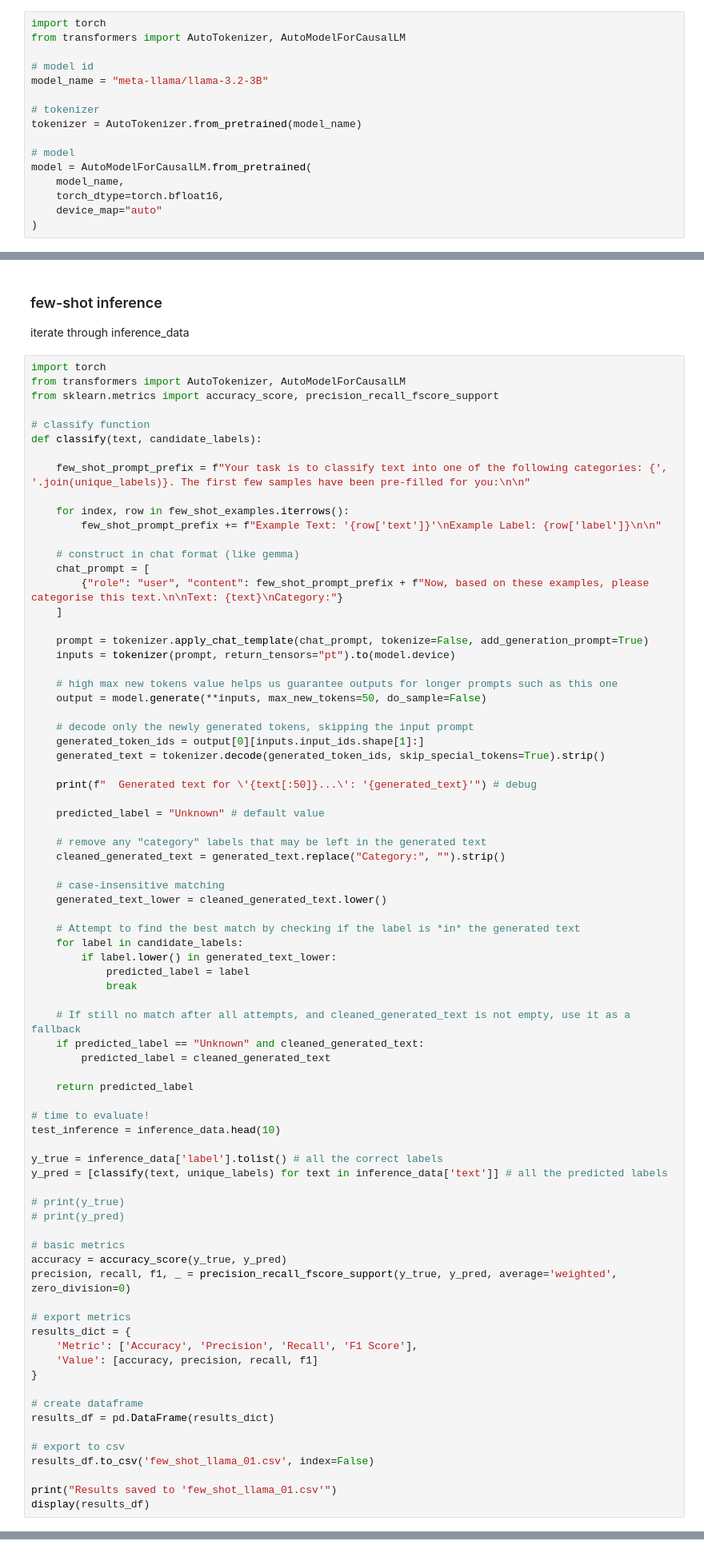
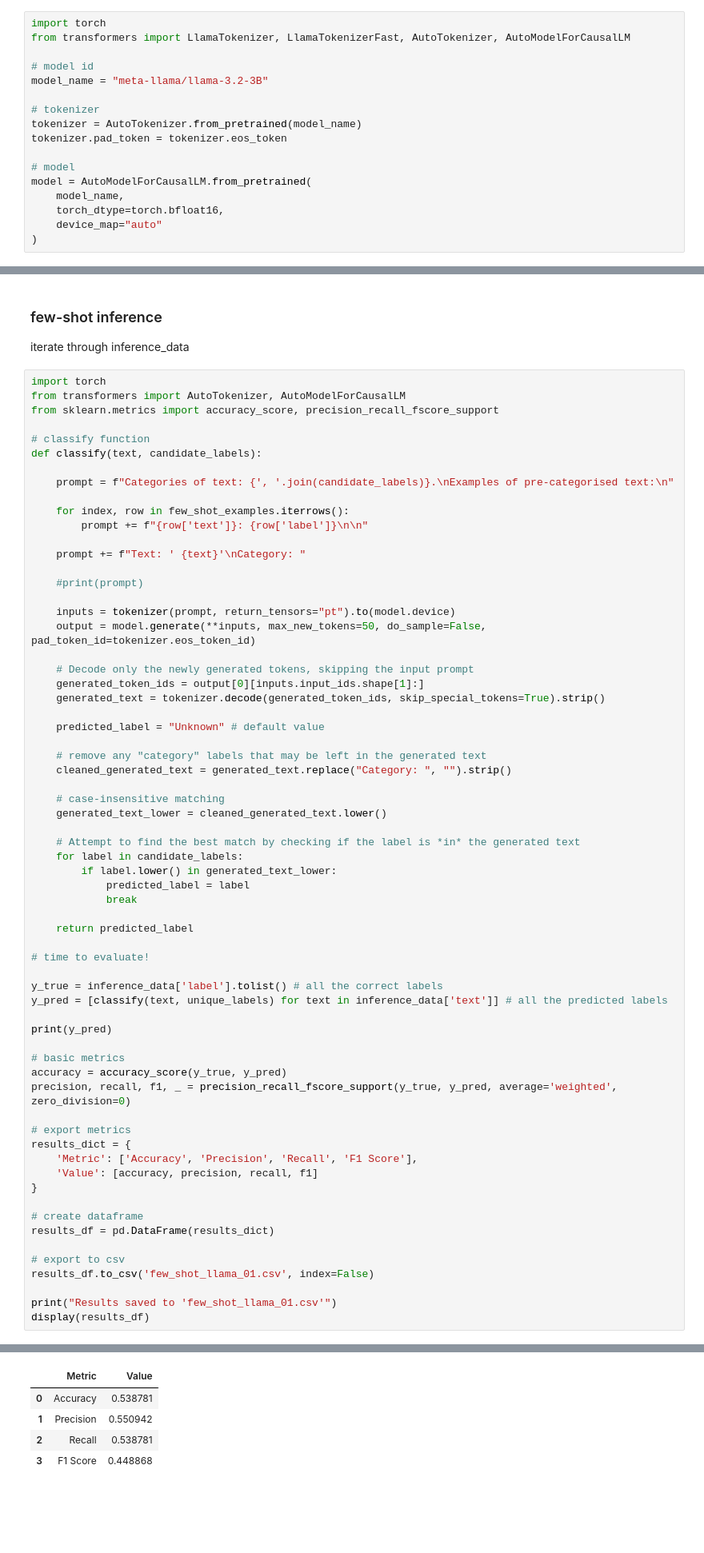
Before and after one commit to Kevinmonitor/TECHNOLOGY-DESIGN-PROJECT, a Jupyter notebook: notebooks/kevin_few_shot_classification_llama.ipynb, the cells around one changed output, grey strips where cells are left out. Shown at 80% size. Saved outputs shown, nothing was run; the diff lists cells and outputs as text; blank space fills up the shorter version.

```diff
--- a/kevin_few_shot_classification_llama.ipynb
+++ b/notebooks/kevin_few_shot_classification_llama.ipynb
@@ -44,13 +45,14 @@ Successfully logged in to Hugging Face.
 ### load llama model
 # %%
 import torch
-from transformers import AutoTokenizer, AutoModelForCausalLM
+from transformers import LlamaTokenizer, LlamaTokenizerFast, AutoTokenizer, AutoModelForCausalLM
 
 # model id
 model_name = "meta-llama/llama-3.2-3B"
 
 # tokenizer
 tokenizer = AutoTokenizer.from_pretrained(model_name)
+tokenizer.pad_token = tokenizer.eos_token
 
 # model
 model = AutoModelForCausalLM.from_pretrained(
@@ -102,32 +104,26 @@ from sklearn.metrics import accuracy_score, precision_recall_fscore_support
 # classify function
 def classify(text, candidate_labels):
 
-    few_shot_prompt_prefix = f"Your task is to classify text into one of the following categories: {', '.join(unique_labels)}. The first few samples have been pre-filled for you:\n\n"
+    prompt = f"Categories of text: {', '.join(candidate_labels)}.\nExamples of pre-categorised text:\n"
 
     for index, row in few_shot_examples.iterrows():
-        few_shot_prompt_prefix += f"Example Text: '{row['text']}'\nExample Label: {row['label']}\n\n"
+        prompt += f"{row['text']}: {row['label']}\n\n"
 
-    # construct in chat format (like gemma)
-    chat_prompt = [
-        {"role": "user", "content": few_shot_prompt_prefix + f"Now, based on these examples, please categorise this text.\n\nText: {text}\nCategory:"}
-    ]
+    prompt += f"Text: ' {text}'\nCategory: "
 
-    prompt = tokenizer.apply_chat_template(chat_prompt, tokenize=False, add_generation_prompt=True)
+    #print(prompt)
+
     inputs = tokenizer(prompt, return_tensors="pt").to(model.device)
+    output = model.generate(**inputs, max_new_tokens=50, do_sample=False, pad_token_id=tokenizer.eos_token_id)
 
-    # high max new tokens value helps us guarantee outputs for longer prompts such as this one
-    output = model.generate(**inputs, max_new_tokens=50, do_sample=False)
-
-    # decode only the newly generated tokens, skipping the input prompt
+    # Decode only the newly generated tokens, skipping the input prompt
     generated_token_ids = output[0][inputs.input_ids.shape[1]:]
     generated_text = tokenizer.decode(generated_token_ids, skip_special_tokens=True).strip()
-
-    print(f"  Generated text for \'{text[:50]}...\': '{generated_text}'") # debug
 
     predicted_label = "Unknown" # default value
 
     # remove any "category" labels that may be left in the generated text
-    cleaned_generated_text = generated_text.replace("Category:", "").strip()
+    cleaned_generated_text = generated_text.replace("Category: ", "").strip()
 
     # case-insensitive matching
     generated_text_lower = cleaned_generated_text.lower()
@@ -138,20 +134,14 @@ def classify(text, candidate_labels):
             predicted_label = label
             break
 
-    # If still no match after all attempts, and cleaned_generated_text is not empty, use it as a fallback
-    if predicted_label == "Unknown" and cleaned_generated_text:
-        predicted_label = cleaned_generated_text
-
     return predicted_label
 
 # time to evaluate!
-test_inference = inference_data.head(10)
 
 y_true = inference_data['label'].tolist() # all the correct labels
 y_pred = [classify(text, unique_labels) for text in inference_data['text']] # all the predicted labels
 
-# print(y_true)
-# print(y_pred)
+print(y_pred)
 
 # basic metrics
 accuracy = accuracy_score(y_true, y_pred)
@@ -171,3 +161,4 @@ results_df.to_csv('few_shot_llama_01.csv', index=False)
 
 print("Results saved to 'few_shot_llama_01.csv'")
 display(results_df)
+# %% [output]
@@ -173,0 +168,5 @@ display(results_df)
+|  | Metric | Value |
+| 0 | Accuracy | 0.538781 |
+| 1 | Precision | 0.550942 |
+| 2 | Recall | 0.538781 |
+| 3 | F1 Score | 0.448868 |
```
Also changed, not shown: parts of 3 cells of this notebook, 1 other file.
